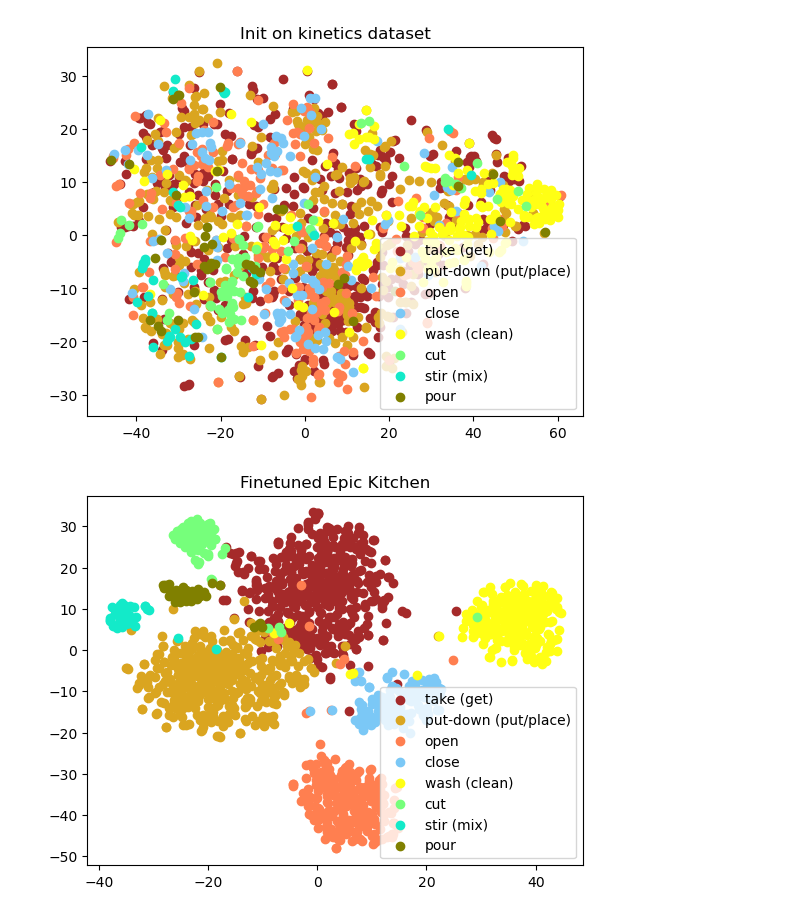
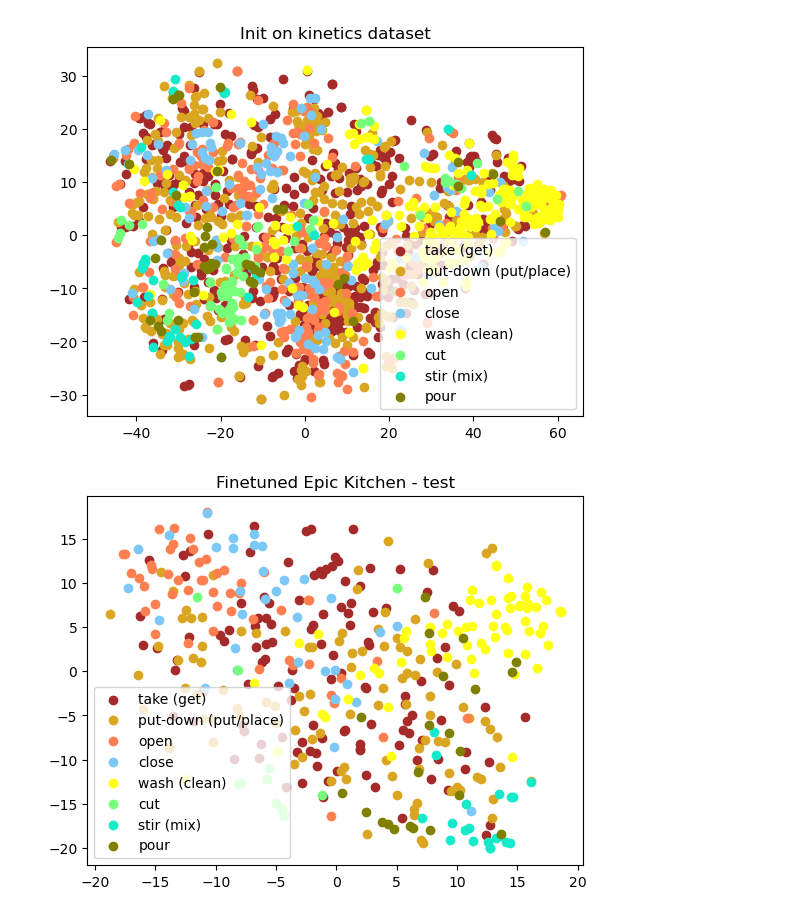
Before and after one commit to gabbiurlaro/aml22-ego, a Jupyter notebook: visualize_feature.ipynb, the cells around one changed output. Cells and saved outputs as stored; diff of their text form; code cells hidden in the pictures.

Commit message:
Add a function to plot all the feature(train/test)

```diff
--- a/visualize_feature.ipynb
+++ b/visualize_feature.ipynb
@@ -54,6 +82,6 @@ visualize_features("Init on kinetics dataset", "saved_features/PT_D_16f_5c_D1_tr
 # %% [output]
 [figure]
 # %%
-visualize_features("Finetuned Epic Kitchen", "saved_features/FT_D_16f_5c_D1_train.pkl", "train_val/D1_train.pkl")
+visualize_features("Finetuned Epic Kitchen - test", "saved_features/EPIC/test/FT_D_D1_16f_5c_D1_test.pkl", "train_val/D1_test.pkl")
 # %% [output]
-[figure, old version]
+[figure, new version]
```
Also changed, not shown: parts of 2 cells of this notebook.
